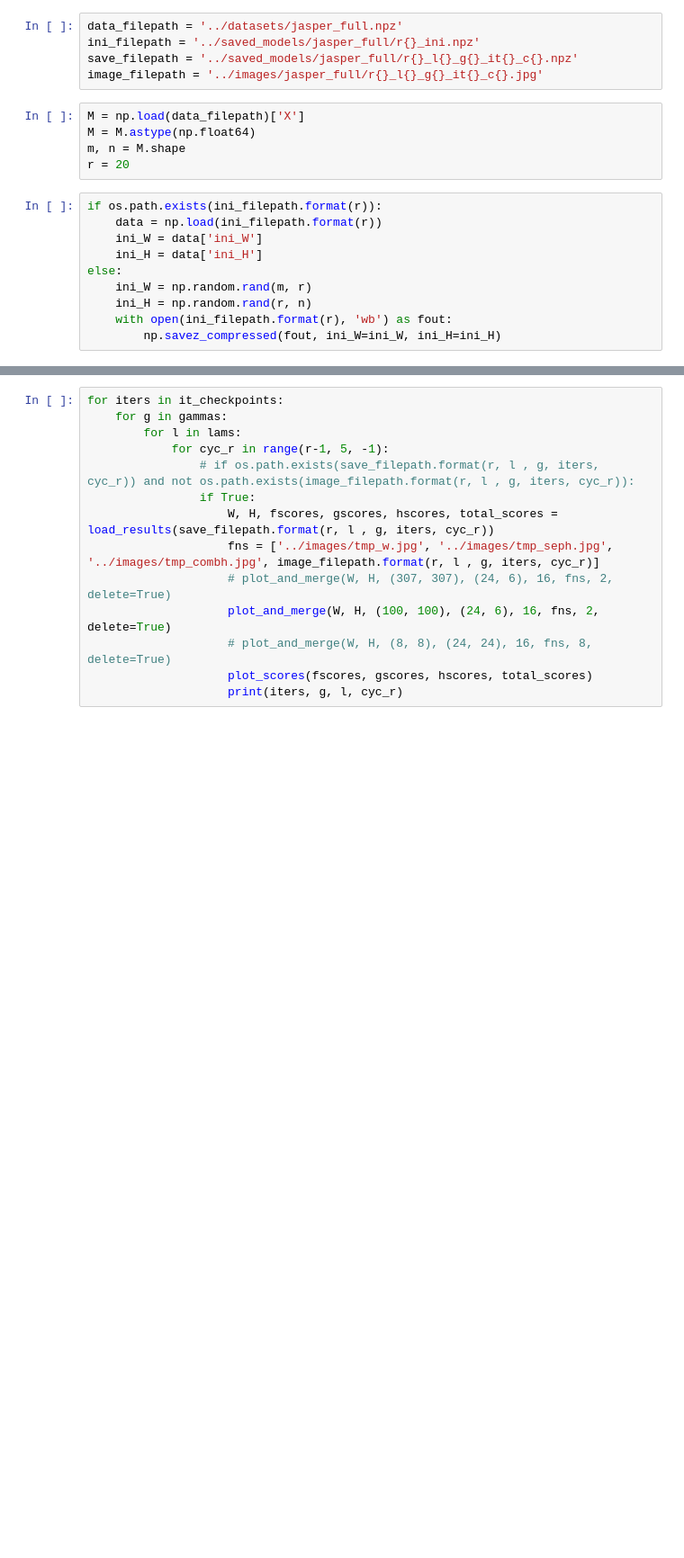
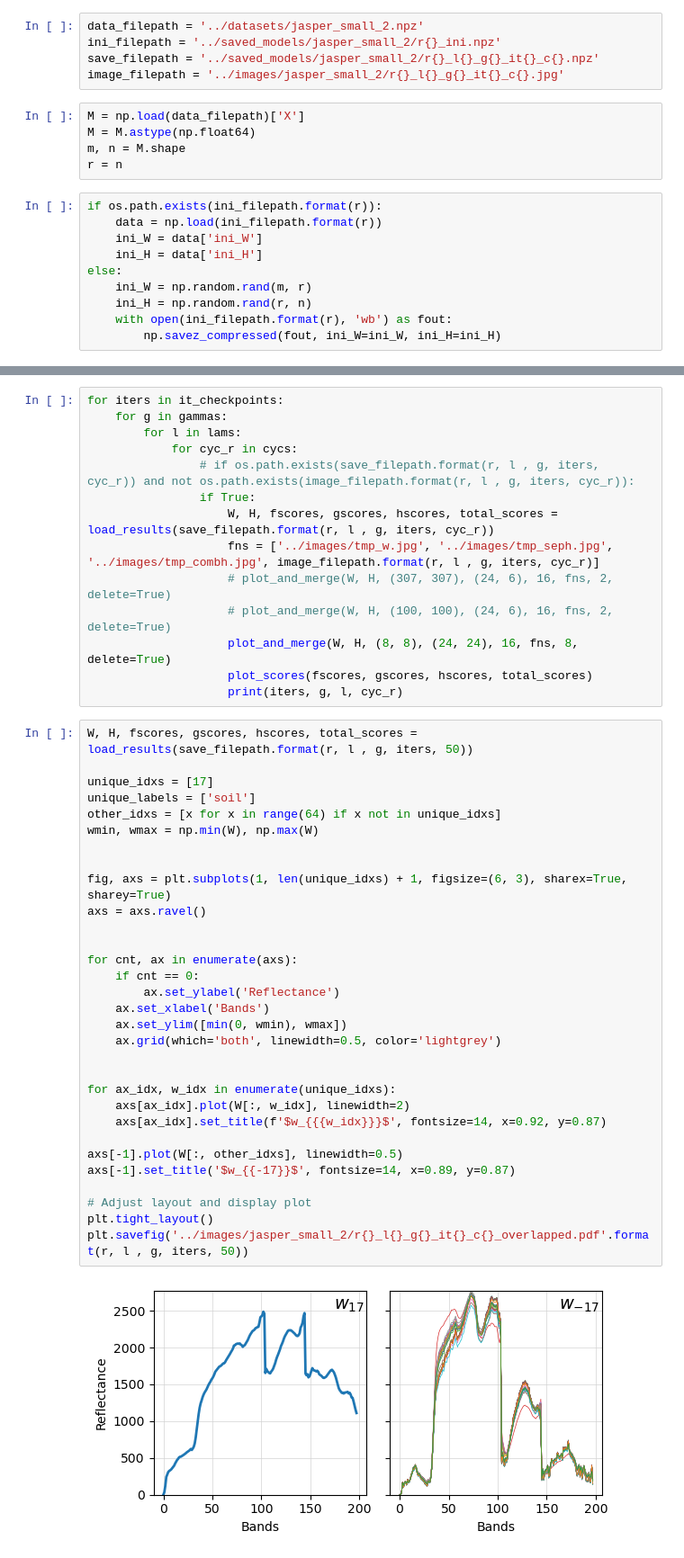
Before and after one commit to waqasbinhamed/sonnmf, a Jupyter notebook: experimental/notebooks/tuning.ipynb, the cells around one changed output, grey strips where cells are left out. Shown at 90% size. Drawn from its saved outputs; the diff is of its cells as text; blank space fills up the shorter version.

```diff
--- a/experimental/notebooks/tuning.ipynb
+++ b/experimental/notebooks/tuning.ipynb
@@ -162,15 +162,15 @@ def plot_scores(fscores, gscores, hscores, total_scores):
     plt.tight_layout()
     plt.show()
 # %%
-data_filepath = '../datasets/jasper_full.npz'
-ini_filepath = '../saved_models/jasper_full/r{}_ini.npz'
-save_filepath = '../saved_models/jasper_full/r{}_l{}_g{}_it{}_c{}.npz'
-image_filepath = '../images/jasper_full/r{}_l{}_g{}_it{}_c{}.jpg'
+data_filepath = '../datasets/jasper_small_2.npz'
+ini_filepath = '../saved_models/jasper_small_2/r{}_ini.npz'
+save_filepath = '../saved_models/jasper_small_2/r{}_l{}_g{}_it{}_c{}.npz'
+image_filepath = '../images/jasper_small_2/r{}_l{}_g{}_it{}_c{}.jpg'
 # %%
 M = np.load(data_filepath)['X']
 M = M.astype(np.float64)
 m, n = M.shape
-r = 20
+r = n
 # %%
 if os.path.exists(ini_filepath.format(r)):
     data = np.load(ini_filepath.format(r))
@@ -208,13 +209,46 @@ it_checkpoints = [1000]
 for iters in it_checkpoints:
     for g in gammas:
         for l in lams:
-            for cyc_r in range(r-1, 5, -1):
+            for cyc_r in cycs:
                 # if os.path.exists(save_filepath.format(r, l , g, iters, cyc_r)) and not os.path.exists(image_filepath.format(r, l , g, iters, cyc_r)):
                 if True:
                     W, H, fscores, gscores, hscores, total_scores = load_results(save_filepath.format(r, l , g, iters, cyc_r))
                     fns = ['../images/tmp_w.jpg', '../images/tmp_seph.jpg', '../images/tmp_combh.jpg', image_filepath.format(r, l , g, iters, cyc_r)]
                     # plot_and_merge(W, H, (307, 307), (24, 6), 16, fns, 2, delete=True)
-                    plot_and_merge(W, H, (100, 100), (24, 6), 16, fns, 2, delete=True)
-                    # plot_and_merge(W, H, (8, 8), (24, 24), 16, fns, 8, delete=True)
+                    # plot_and_merge(W, H, (100, 100), (24, 6), 16, fns, 2, delete=True)
+                    plot_and_merge(W, H, (8, 8), (24, 24), 16, fns, 8, delete=True)
                     plot_scores(fscores, gscores, hscores, total_scores)
                     print(iters, g, l, cyc_r)
+# %%
+W, H, fscores, gscores, hscores, total_scores = load_results(save_filepath.format(r, l , g, iters, 50))
+
+unique_idxs = [17]
+unique_labels = ['soil']
+other_idxs = [x for x in range(64) if x not in unique_idxs]
+wmin, wmax = np.min(W), np.max(W)
+
+
+fig, axs = plt.subplots(1, len(unique_idxs) + 1, figsize=(6, 3), sharex=True, sharey=True)
+axs = axs.ravel()
+
+
+for cnt, ax in enumerate(axs):
+    if cnt == 0:
+        ax.set_ylabel('Reflectance')
+    ax.set_xlabel('Bands')
+    ax.set_ylim([min(0, wmin), wmax])
+    ax.grid(which='both', linewidth=0.5, color='lightgrey')
+
+
+for ax_idx, w_idx in enumerate(unique_idxs):
+    axs[ax_idx].plot(W[:, w_idx], linewidth=2)
+    axs[ax_idx].set_title(f'$w_{{{w_idx}}}$', fontsize=14, x=0.92, y=0.87)
+
+axs[-1].plot(W[:, other_idxs], linewidth=0.5)
+axs[-1].set_title('$w_{{-17}}$', fontsize=14, x=0.89, y=0.87)
+
+# Adjust layout and display plot
+plt.tight_layout()
+plt.savefig('../images/jasper_small_2/r{}_l{}_g{}_it{}_c{}_overlapped.pdf'.format(r, l , g, iters, 50))
+# %% [output]
+[figure, added]
```
Also changed, not shown: parts of 1 cell of this notebook.
